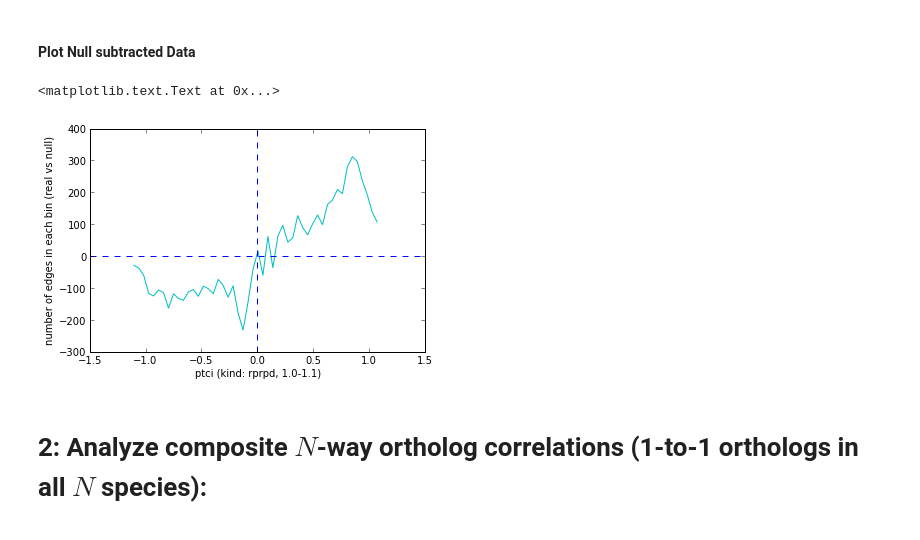
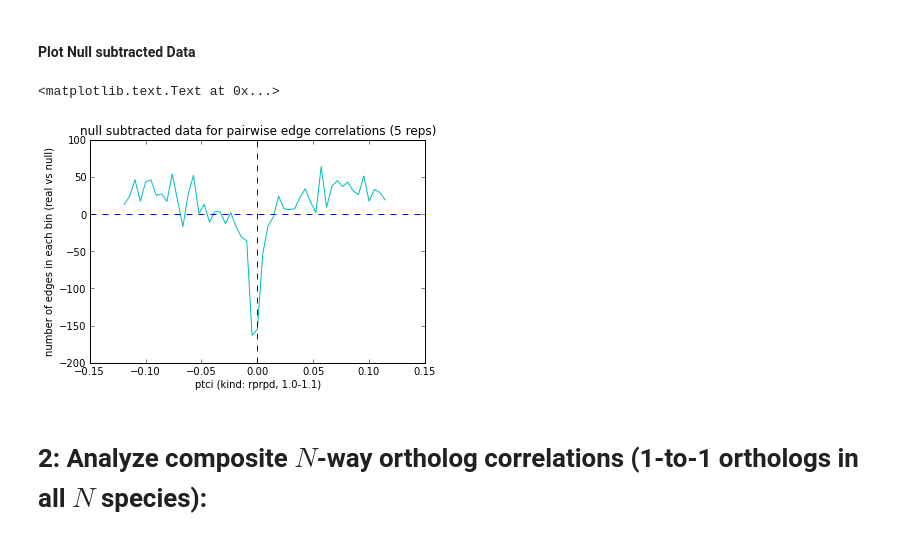
Before and after one commit to xguse/ipy_notebooks, a Jupyter notebook: PTCI_testing_rprpd_1.0_1.1.ipynb, the cells around one changed output. Drawn from its saved outputs; the diff is of its cells as text; code cells hidden in the pictures.

```diff
--- a/PTCI_testing_rprpd_1.0_1.1.ipynb
+++ b/PTCI_testing_rprpd_1.0_1.1.ipynb
@@ -221,17 +221,19 @@ legend()
 # %% [markdown]
 #### Plot Null subtracted Data
 # %%
-null_subtracted = real_hist_data[0] - null_hists_data[0][0]
+null_bin_members_counts = dev.get_null_bin_members_counts_dataframe(null_hists_data)
+
+null_subtracted = real_hist_data[0] - null_bin_members_counts.median()
 
 plot(real_data_bins[:-1],null_subtracted,'c')
 axvline(ls='--')
 axhline(ls='--')
 xlabel('ptci (kind: %s, %s-%s)' % (master_kind, master_w_min, master_w_max))
 ylabel('number of edges in each bin (real vs null)')
-#title('null distributions for pairwise edge correlations (%s reps)' % (len(null_pairwise_ptci_distributions)))
+title('null subtracted data for pairwise edge correlations (%s reps)' % (len(null_pairwise_ptci_distributions)))
 # %% [output]
 <matplotlib.text.Text at 0x...>
-[figure, old version]
+[figure, new version]
 # %% [markdown]
 # 2: Analyze composite $N$-way ortholog correlations (1-to-1 orthologs in all $N$ species):
 # %% [markdown]
```
Also changed, not shown: parts of 5 cells of this notebook, 2 other files.
